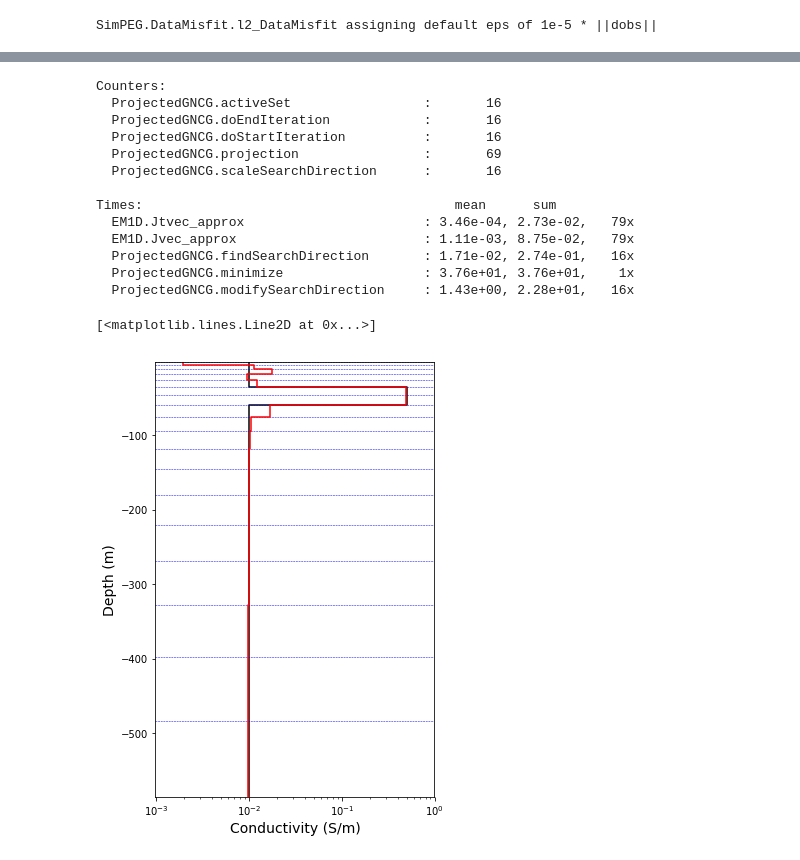
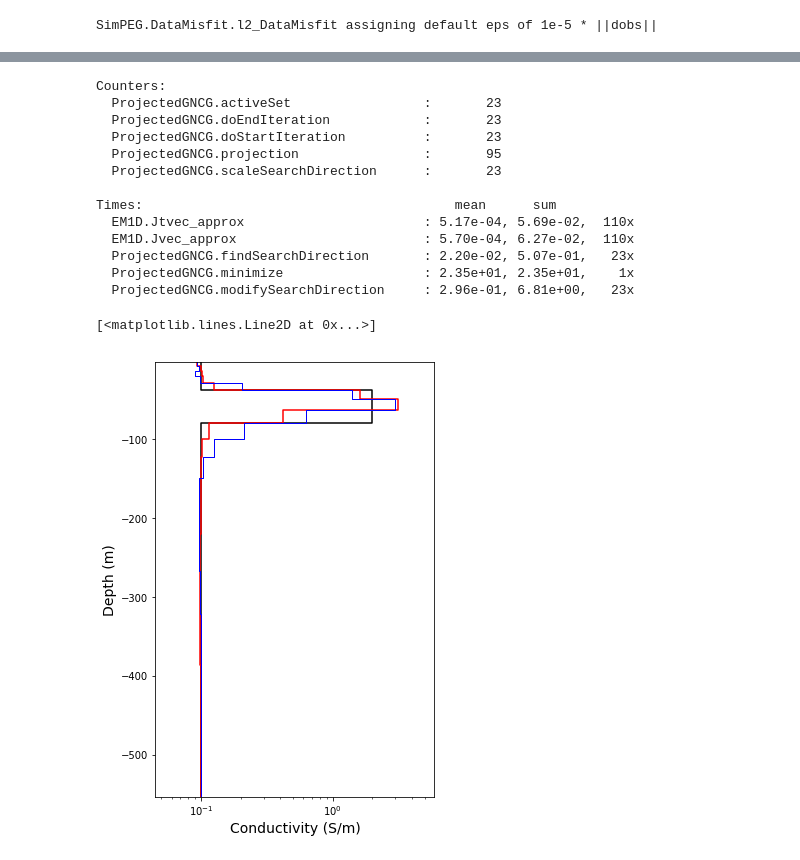
Before and after one commit to simpeg/simpegEM1D, a Jupyter notebook: simpegem1d/notebooks/EM1D_inversion_TD_layers.ipynb, the cells around one changed output, grey strips where cells are left out. Cells and saved outputs as stored; diff of their text form; code cells hidden in the pictures.

```diff
--- a/simpegem1d/notebooks/EM1D_inversion_TD_layers.ipynb
+++ b/simpegem1d/notebooks/EM1D_inversion_TD_layers.ipynb
@@ -102,13 +102,12 @@ axes.set_yscale('log');
 # %%
 np.random.seed(1)
 TDsurvey.dtrue = d_true
-std = 0.01
+std = 0.05
 noise = std*abs(TDsurvey.dtrue)*np.random.randn(*TDsurvey.dtrue.shape)
 floor = 0.
-std = 0.2
+std = 0.07
 TDsurvey.dobs = TDsurvey.dtrue+noise
 uncert = abs(TDsurvey.dobs)*std+floor
-prob.jacSwitch = True
 # %%
 fig, axes = subplots(1,1, figsize = (7,5))
 axes.plot(TDsurvey.time, -d_true, 'b.-')
@@ -120,10 +119,14 @@ axes.set_yscale('log');
 # %%
 dmisfit = DataMisfit.l2_DataMisfit(TDsurvey)
-dmisfit.W = 1./(abs(TDsurvey.dobs)*std+floor)
+uncert = (abs(TDsurvey.dobs)*std+floor)
+dmisfit.W = 1./ uncert
 # %% [output]
 SimPEG.DataMisfit.l2_DataMisfit assigning default eps of 1e-5 * ||dobs||
+# %%
+m0 = np.log(np.ones_like(sig)*sig_half)
+d_0 = TDsurvey.dpred(m0)
+delta = prob.get_threshold(uncert)
 # %%
-m0 = np.log(np.ones_like(sig)*1e-2)
 reg = Regularization.Sparse(
     mesh1D,
     mapping=Maps.IdentityMap(mesh1D),
@@ -134,13 +137,15 @@ p = 0
 qx, qz = 2., 2.
 reg.norms = np.c_[p, qx, qz, 0.]
 IRLS = Directives.Update_IRLS(
-    maxIRLSiter=10, minGNiter=1, fix_Jmatrix=False, coolingRate=2, betaSearch=False
+    maxIRLSiter=20, minGNiter=1, fix_Jmatrix=True, coolingRate=2, betaSearch=False,
+    chifact_start = 1.
 )
-opt = Optimization.ProjectedGNCG(maxIter = 20)
+opt = Optimization.ProjectedGNCG(maxIter = 25)
 invProb = InvProblem.BaseInvProblem(dmisfit, reg, opt)
 beta = Directives.BetaSchedule(coolingFactor=2., coolingRate=1)
 betaest = Directives.BetaEstimate_ByEig(beta0_ratio=1e0)
 target = Directives.TargetMisfit()
+update_sense = Directives.UpdateSensitivityWeights(threshold=delta)
 inv = Inversion.BaseInversion(invProb, directiveList=[IRLS, betaest])
 # inv = Inversion.BaseInversion(invProb, directiveList=[beta, betaest, target])
 prob.counter = opt.counter = Utils.Counter()
@@ -172,26 +177,26 @@ opt.counter.summary()
 xc = opt.recall('xc')
 # %% [output]
 Counters:
-  ProjectedGNCG.activeSet                 :       16
-  ProjectedGNCG.doEndIteration            :       16
-  ProjectedGNCG.doStartIteration          :       16
-  ProjectedGNCG.projection                :       69
-  ProjectedGNCG.scaleSearchDirection      :       16
+  ProjectedGNCG.activeSet                 :       23
+  ProjectedGNCG.doEndIteration            :       23
+  ProjectedGNCG.doStartIteration          :       23
+  ProjectedGNCG.projection                :       95
+  ProjectedGNCG.scaleSearchDirection      :       23
 
 Times:                                        mean      sum
-  EM1D.Jtvec_approx                       : 3.46e-04, 2.73e-02,   79x
-  EM1D.Jvec_approx                        : 1.11e-03, 8.75e-02,   79x
-  ProjectedGNCG.findSearchDirection       : 1.71e-02, 2.74e-01,   16x
-  ProjectedGNCG.minimize                  : 3.76e+01, 3.76e+01,    1x
-  ProjectedGNCG.modifySearchDirection     : 1.43e+00, 2.28e+01,   16x
+  EM1D.Jtvec_approx                       : 5.17e-04, 5.69e-02,  110x
+  EM1D.Jvec_approx                        : 5.70e-04, 6.27e-02,  110x
+  ProjectedGNCG.findSearchDirection       : 2.20e-02, 5.07e-01,   23x
+  ProjectedGNCG.minimize                  : 2.35e+01, 2.35e+01,    1x
+  ProjectedGNCG.modifySearchDirection     : 2.96e-01, 6.81e+00,   23x
 # %%
 fig, ax = subplots(1,1, figsize=(5, 8))
 Utils1D.plotLayer(sig, LocSigZ)
-Utils1D.plotLayer(expmap*mopt, LocSigZ, showlayers=True, **{'color':'r'})
-# Utils1D.plotLayer(expmap*invProb.l2model, LocSigZ, showlayers=True, **{'color':'b'})
+Utils1D.plotLayer(expmap*mopt, LocSigZ, showlayers=False, **{'color':'r'})
+Utils1D.plotLayer(expmap*invProb.l2model, LocSigZ, showlayers=False, **{'color':'b', 'lw':1.})
 # %% [output]
 [<matplotlib.lines.Line2D at 0x...>]
-[figure, old version]
+[figure, new version]
 # %%
 # fig, ax = subplots(1,1, figsize=(5, 8))
 # Utils1D.plotLayer(sig, LocSigZ)
```
Also changed, not shown: parts of 9 cells of this notebook, 17 other files.
